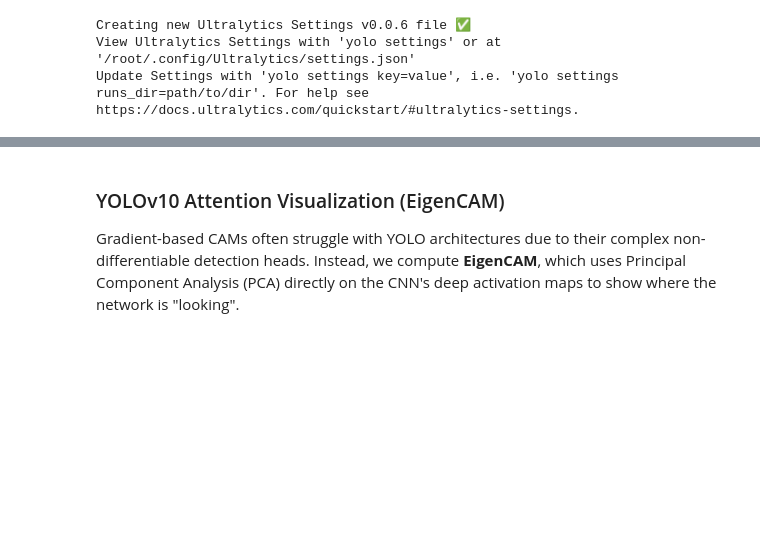
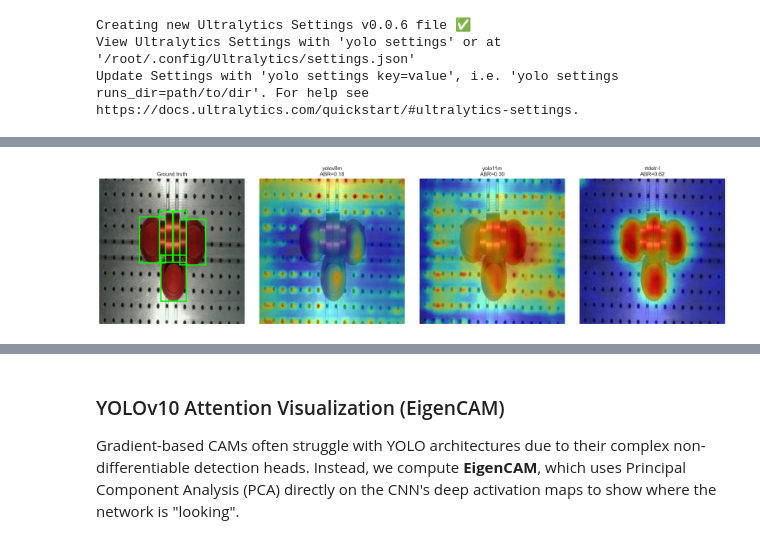
Before and after one commit to Eikthyrnir/uam-cv-sim-to-real-interpretability, a Jupyter notebook: DIMO_detection_pipeline.ipynb, the cells around one changed output, grey strips where cells are left out. Saved outputs shown, nothing was run; the diff lists cells and outputs as text; code cells hidden in the pictures; blank space fills up the shorter version.

Commit message:
added Eigen CAM visualizations

```diff
--- a/DIMO_detection_pipeline.ipynb
+++ b/DIMO_detection_pipeline.ipynb
@@ -1516,16 +1526,16 @@ def load_detector(weights):
 # ---- Edit this list to control the architecture sweep (kept moderate for Colab time) ----
 # Despite the name this list may include non-YOLO Ultralytics detectors (e.g. RT-DETR).
 PART1_YOLO_WEIGHTS = [
-    # 'yolov5nu.pt', 'yolov5su.pt', 'yolov5mu.pt', 'yolov5xu.pt',  # YOLOv5  (pure CNN, anchor-free 'u' variants)
-    # 'yolov8n.pt',  'yolov8s.pt',  'yolov8m.pt',  'yolov8x.pt',   # YOLOv8  (pure CNN)
-    # 'yolov9t.pt',  'yolov9s.pt',  'yolov9m.pt',  'yolov9x.pt',   # YOLOv9  (pure CNN, PGI / GELAN)
-    # 'yolov10n.pt', 'yolov10s.pt', 'yolov10m.pt', 'yolov10x.pt',  # YOLOv10 (CNN + PSA attention, NMS-free)
-    # 'yolo11n.pt',  'yolo11s.pt',  'yolo11m.pt',  'yolo11x.pt',   # YOLO11  (CNN + C2PSA attention)
-    # 'yolo26n.pt',  'yolo26s.pt',  'yolo26m.pt',  'yolo26x.pt',   # YOLO26  (newest, NMS-free end-to-end)
+    'yolov5nu.pt', 'yolov5su.pt', 'yolov5mu.pt', 'yolov5xu.pt',  # YOLOv5  (pure CNN, anchor-free 'u' variants)
+    'yolov8n.pt',  'yolov8s.pt',  'yolov8m.pt',  'yolov8x.pt',   # YOLOv8  (pure CNN)
+    'yolov9t.pt',  'yolov9s.pt',  'yolov9m.pt',  'yolov9e.pt',   # YOLOv9  (pure CNN, PGI / GELAN)
+    'yolov10n.pt', 'yolov10s.pt', 'yolov10m.pt', 'yolov10x.pt',  # YOLOv10 (CNN + PSA attention, NMS-free)
+    'yolo11n.pt',  'yolo11s.pt',  'yolo11m.pt',  'yolo11x.pt',   # YOLO11  (CNN + C2PSA attention)
+    'yolo26n.pt',  'yolo26s.pt',  'yolo26m.pt',  'yolo26x.pt',   # YOLO26  (newest, NMS-free end-to-end)
     'rtdetr-l.pt', 'rtdetr-x.pt'                                 # RT-DETR (hybrid CNN + transformer enc/dec)
 ]
 
-PART1_EPOCHS = 2
+PART1_EPOCHS = 20
 PART1_IMGSZ  = 224
 PART1_BATCH  = 32
 # %%
@@ -1546,6 +1556,11 @@ for weights in PART1_YOLO_WEIGHTS:
     stem = weights.replace('.pt', '')
     run_name = f"part1_{stem}_real_only"
     print(f"\n========== Część I: training {stem} on real_only ==========")
+
+    # Skip already trained models to allow smooth resuming after a crash
+    if any(res['model'] == stem for res in PART1_RESULTS):
+        print(f"Skipping {stem}, already trained and evaluated.")
+        continue
 
     ymodel = load_detector(weights)
     ymodel.train(
@@ -1719,3 +1936,53 @@ if curves:
+# %%
+# Sanity check: EigenCAM overlay + Activation-Box Ratio for a few representative models on one test image.
+# Verifies the architecture-agnostic layer selection lands on sensible features across families.
+import os
+import numpy as np
+import matplotlib.pyplot as plt
+import torch
+from ultralytics import YOLO, RTDETR
+from torchvision.utils import draw_bounding_boxes
+from torchvision.transforms.functional import to_pil_image
+
+def _load_ckpt(path):
+    # the run-dir name carries the family, so 'rtdetr' appears in the path for RT-DETR runs
+    return RTDETR(path) if 'rtdetr' in path.lower() else YOLO(path)
+
+# edit to taste (one per family is enough for a sanity check)
+demo_runs = ['part1_yolov8m_real_only', 'part1_yolo11m_real_only', 'part1_rtdetr-l_real_only']
+
+img_t, target = test_dataset[0]
+img_dev = img_t.unsqueeze(0).to(device)
+rgb = np.clip(img_t.permute(1, 2, 0).numpy(), 0, 1)
+gt_boxes = target['boxes'].numpy()
+
+fig, axes = plt.subplots(1, len(demo_runs) + 1, figsize=(5 * (len(demo_runs) + 1), 5))
+
+gt_img = draw_bounding_boxes((img_t * 255).to(torch.uint8), target['boxes'], colors='lime', width=2)
+axes[0].imshow(to_pil_image(gt_img)); axes[0].set_title('Ground truth'); axes[0].axis('off')
+
+for ax, run in zip(axes[1:], demo_runs):
+    ckpt = os.path.join(PROJECT_DIR, 'yolo_runs', run, 'weights', 'best.pt')
+    if not os.path.exists(ckpt):
+        ax.set_title(f'{run}\n(checkpoint missing)'); ax.axis('off'); continue
+
+    m = _load_ckpt(ckpt)
+    m.model.to(device)
+    cams = detector_eigencam(m, img_dev)
+    abr = activation_box_ratio(cams['mean'], gt_boxes)
+
+    ax.imshow(rgb)
+    ax.imshow(cams['mean'], cmap='jet', alpha=0.5)
+    ax.set_title(f"{run.replace('part1_', '').replace('_real_only', '')}\nABR={abr:.2f}")
+    ax.axis('off')
+
+    del m
+    if torch.cuda.is_available():
+        torch.cuda.empty_cache()
+
+plt.tight_layout(); plt.show()
+# %% [output]
+[figure, added]
 # %%
 import pandas as pd, matplotlib.pyplot as plt
 cur = pd.read_csv(f'{PROJECT_DIR}/part1_training_curves.csv')
```
Also changed, not shown: parts of 17 cells of this notebook.
